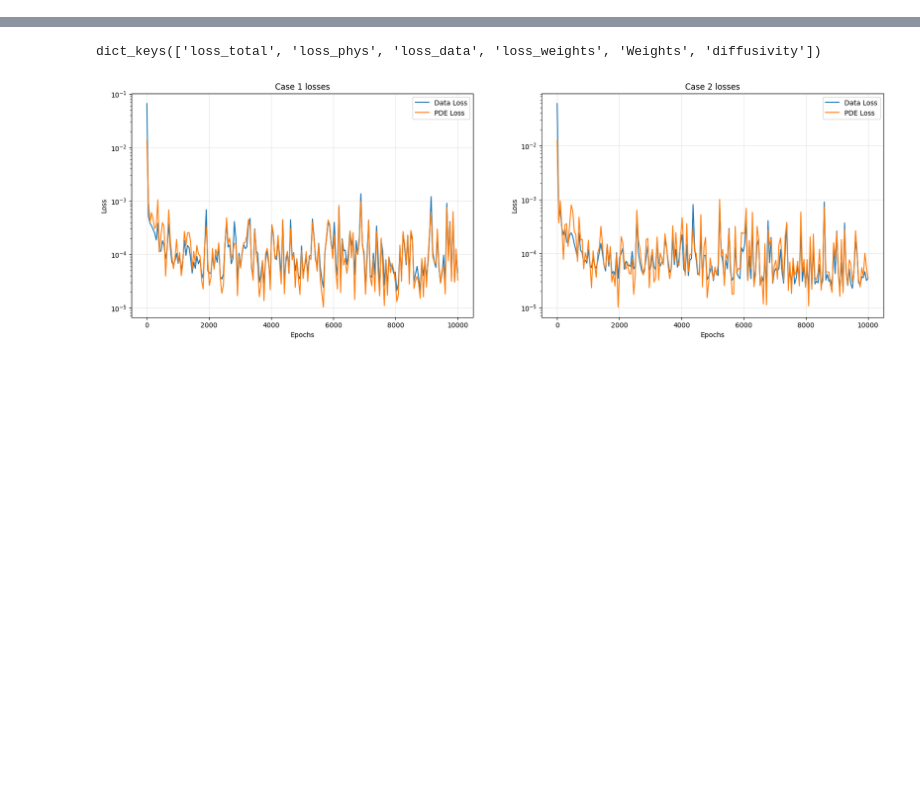
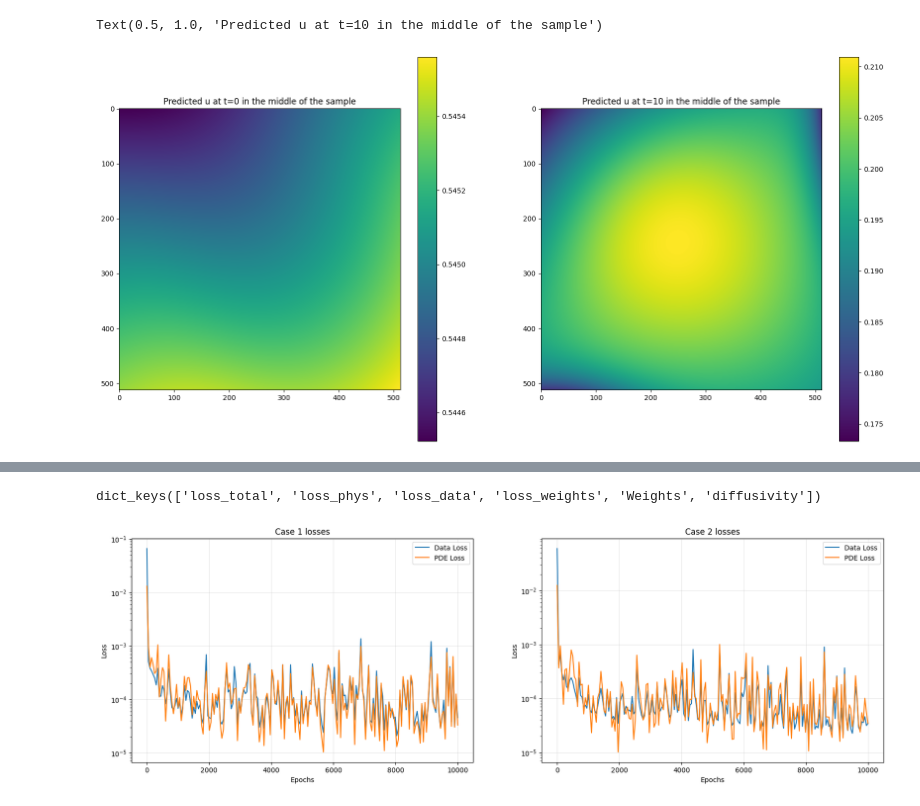
Before and after one commit to konrad-jaworski/Anisotropic_diffusivity_2, a Jupyter notebook: result_analysis.ipynb, the cells around one changed output, grey strips where cells are left out. Saved outputs shown, nothing was run; the diff lists cells and outputs as text; code cells hidden in the pictures; blank space fills up the shorter version.

```diff
--- a/result_analysis.ipynb
+++ b/result_analysis.ipynb
@@ -3,0 +139,15 @@ from matplotlib import pyplot as plt
+# %%
+plt.figure(figsize=(20,10))
+
+plt.subplot(1,2,1)
+plt.imshow(pred_TYX_depth[0,:,:])
+plt.colorbar()
+plt.title('Predicted u at t=0 in the middle of the sample')
+
+plt.subplot(1,2,2)
+plt.imshow(pred_TYX[-1,:,:])
+plt.colorbar()
+plt.title('Predicted u at t=10 in the middle of the sample')
+# %% [output]
+Text(0.5, 1.0, 'Predicted u at t=10 in the middle of the sample')
+[figure, added]
```
Also changed, not shown: parts of 11 cells of this notebook, 1 other file.
